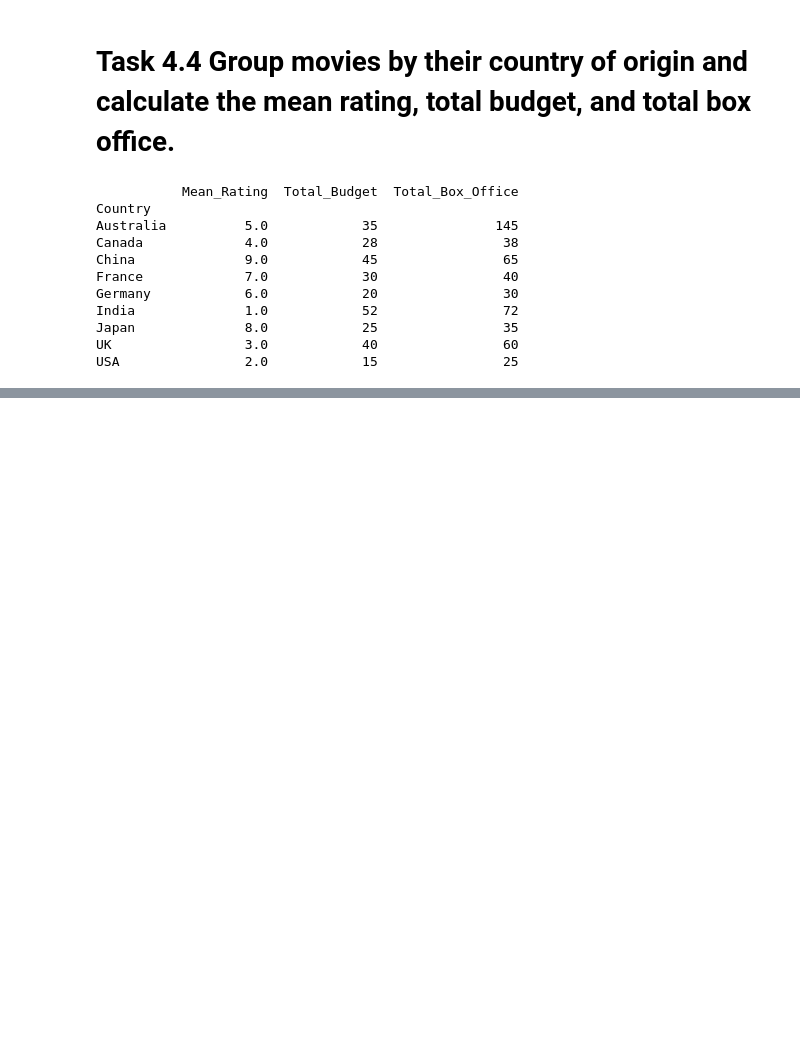
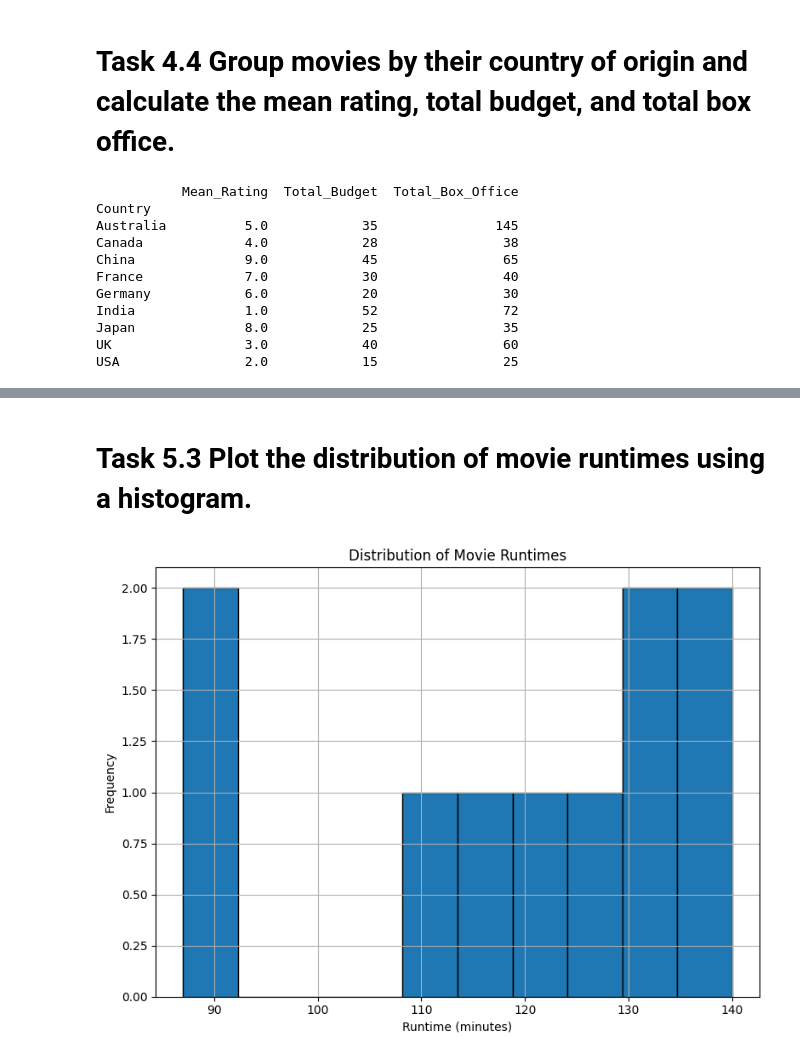
Before and after one commit to zalahu/ZALAi, a Jupyter notebook: Panda_hw.ipynb, the cells around one changed output, grey strips where cells are left out. Cells and saved outputs as stored; diff of their text form; code cells hidden in the pictures; blank space fills up the shorter version.

```diff
--- a/Panda_hw.ipynb
+++ b/Panda_hw.ipynb
@@ -323,0 +439,21 @@ USA                2.0            15                25
+# %% [markdown]
+# Task 5.3 Plot the distribution of movie runtimes using a histogram.
+# %%
+import matplotlib.pyplot as plt
+
+# Assuming your DataFrame is named 'df' and has a column 'Runtime (minutes)'
+
+plt.figure(figsize=(8, 6))  # Adjust figure size if needed
+
+# Create the histogram
+plt.hist(df['Runtime (minutes)'], bins=10, edgecolor='black')  # Adjust 'bins' for desired number of bins
+
+plt.xlabel("Runtime (minutes)")
+plt.ylabel("Frequency")
+plt.title("Distribution of Movie Runtimes")
+
+plt.grid(True)
+plt.tight_layout()
+plt.show()
+# %% [output]
+[figure, added]
```
Also changed, not shown: parts of 11 cells of this notebook.
